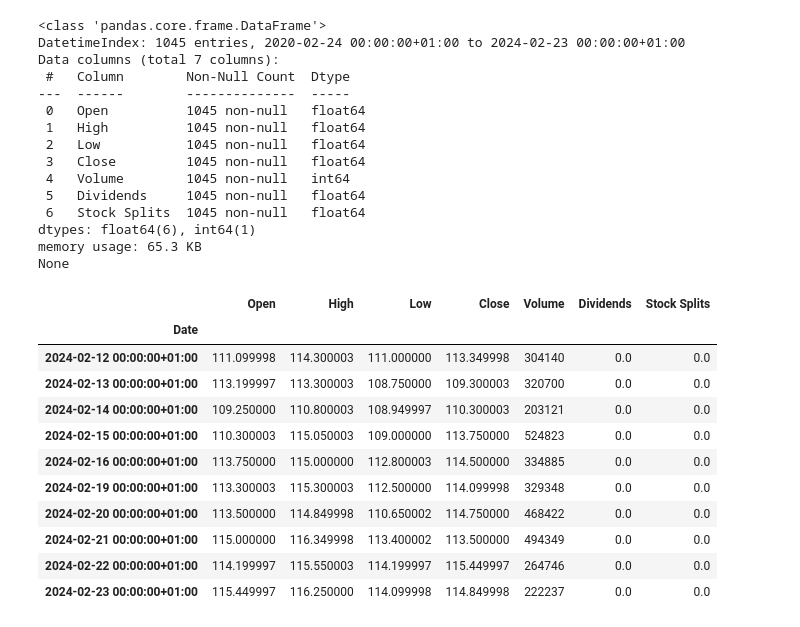
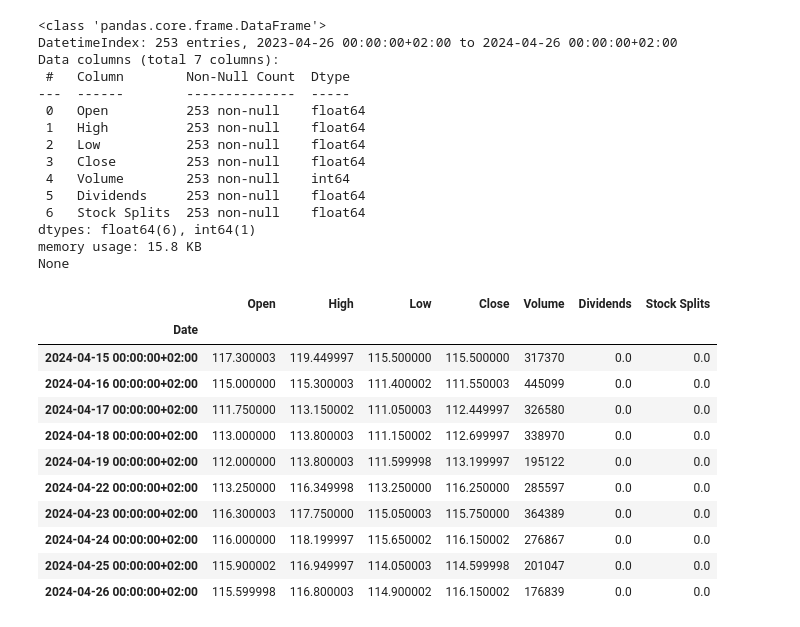
Before and after one commit to bwrob/quant_playground, a Jupyter notebook: notebooks/cd_projekt_red.ipynb, the cells around one changed output. Cells and saved outputs as stored; diff of their text form; code cells hidden in the pictures.

```diff
--- a/notebooks/cd_projekt_red.ipynb
+++ b/notebooks/cd_projekt_red.ipynb
@@ -29,42 +29,42 @@ print_dict(yf_ticker.info)
   "trailingPegRatio": null
 }
 # %%
-period = "4y"
+period = "6m"
 interval = "1d"
 historical_data = yf_ticker.history(
     period=period,
     interval=interval,
 )
 print(historical_data.info())
 historical_data.tail(10)
 # %% [output]
 <class 'pandas.core.frame.DataFrame'>
-DatetimeIndex: 1045 entries, 2020-02-24 00:00:00+01:00 to 2024-02-23 00:00:00+01:00
+DatetimeIndex: 253 entries, 2023-04-26 00:00:00+02:00 to 2024-04-26 00:00:00+02:00
 Data columns (total 7 columns):
  #   Column        Non-Null Count  Dtype
 ---  ------        --------------  -----
- 0   Open          1045 non-null   float64
- 1   High          1045 non-null   float64
- 2   Low           1045 non-null   float64
- 3   Close         1045 non-null   float64
- 4   Volume        1045 non-null   int64
- 5   Dividends     1045 non-null   float64
- 6   Stock Splits  1045 non-null   float64
+ 0   Open          253 non-null    float64
+ 1   High          253 non-null    float64
+ 2   Low           253 non-null    float64
+ 3   Close         253 non-null    float64
+ 4   Volume        253 non-null    int64
+ 5   Dividends     253 non-null    float64
+ 6   Stock Splits  253 non-null    float64
 dtypes: float64(6), int64(1)
-memory usage: 65.3 KB
+memory usage: 15.8 KB
 None
 |  | Open | High | Low | Close | Volume | Dividends | Stock Splits |
 | Date |  |  |  |  |  |  |  |
-| 2024-02-12 00:00:00+01:00 | 111.099998 | 114.300003 | 111.000000 | 113.349998 | 304140 | 0.0 | 0.0 |
-| 2024-02-13 00:00:00+01:00 | 113.199997 | 113.300003 | 108.750000 | 109.300003 | 320700 | 0.0 | 0.0 |
-| 2024-02-14 00:00:00+01:00 | 109.250000 | 110.800003 | 108.949997 | 110.300003 | 203121 | 0.0 | 0.0 |
-| 2024-02-15 00:00:00+01:00 | 110.300003 | 115.050003 | 109.000000 | 113.750000 | 524823 | 0.0 | 0.0 |
-| 2024-02-16 00:00:00+01:00 | 113.750000 | 115.000000 | 112.800003 | 114.500000 | 334885 | 0.0 | 0.0 |
-| 2024-02-19 00:00:00+01:00 | 113.300003 | 115.300003 | 112.500000 | 114.099998 | 329348 | 0.0 | 0.0 |
-| 2024-02-20 00:00:00+01:00 | 113.500000 | 114.849998 | 110.650002 | 114.750000 | 468422 | 0.0 | 0.0 |
-| 2024-02-21 00:00:00+01:00 | 115.000000 | 116.349998 | 113.400002 | 113.500000 | 494349 | 0.0 | 0.0 |
-| 2024-02-22 00:00:00+01:00 | 114.199997 | 115.550003 | 114.199997 | 115.449997 | 264746 | 0.0 | 0.0 |
-| 2024-02-23 00:00:00+01:00 | 115.449997 | 116.250000 | 114.099998 | 114.849998 | 222237 | 0.0 | 0.0 |
+| 2024-04-15 00:00:00+02:00 | 117.300003 | 119.449997 | 115.500000 | 115.500000 | 317370 | 0.0 | 0.0 |
+| 2024-04-16 00:00:00+02:00 | 115.000000 | 115.300003 | 111.400002 | 111.550003 | 445099 | 0.0 | 0.0 |
+| 2024-04-17 00:00:00+02:00 | 111.750000 | 113.150002 | 111.050003 | 112.449997 | 326580 | 0.0 | 0.0 |
+| 2024-04-18 00:00:00+02:00 | 113.000000 | 113.800003 | 111.150002 | 112.699997 | 338970 | 0.0 | 0.0 |
+| 2024-04-19 00:00:00+02:00 | 112.000000 | 113.800003 | 111.599998 | 113.199997 | 195122 | 0.0 | 0.0 |
+| 2024-04-22 00:00:00+02:00 | 113.250000 | 116.349998 | 113.250000 | 116.250000 | 285597 | 0.0 | 0.0 |
+| 2024-04-23 00:00:00+02:00 | 116.300003 | 117.750000 | 115.050003 | 115.750000 | 364389 | 0.0 | 0.0 |
+| 2024-04-24 00:00:00+02:00 | 116.000000 | 118.199997 | 115.650002 | 116.150002 | 276867 | 0.0 | 0.0 |
+| 2024-04-25 00:00:00+02:00 | 115.900002 | 116.949997 | 114.050003 | 114.599998 | 201047 | 0.0 | 0.0 |
+| 2024-04-26 00:00:00+02:00 | 115.599998 | 116.800003 | 114.900002 | 116.150002 | 176839 | 0.0 | 0.0 |
 # %%
 mpf.plot(
     historical_data,
```
Also changed, not shown: parts of 9 cells of this notebook, 1 other file.
